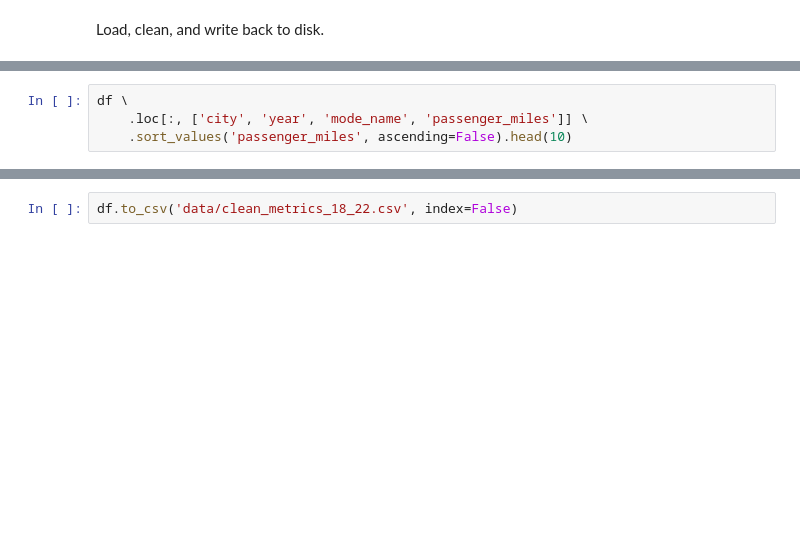
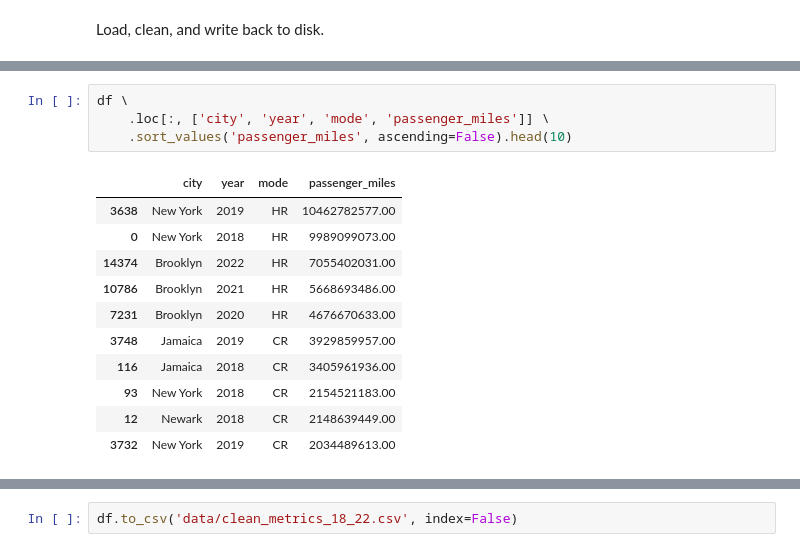
Before and after one commit to jackvandeleuv/95885-project1, a Jupyter notebook: clean.ipynb, the cells around one changed output, grey strips where cells are left out. Cells and saved outputs as stored; diff of their text form; blank space fills up the shorter version.

```diff
--- a/clean.ipynb
+++ b/clean.ipynb
@@ -141,6 +146,18 @@ df = drop_cols('cost_per_passenger_mile', df)
 # %%
 df \
-    .loc[:, ['city', 'year', 'mode_name', 'passenger_miles']] \
+    .loc[:, ['city', 'year', 'mode', 'passenger_miles']] \
     .sort_values('passenger_miles', ascending=False).head(10)
+# %% [output]
+|  | city | year | mode | passenger_miles |
+| 3638 | New York | 2019 | HR | 10462782577.00 |
+| 0 | New York | 2018 | HR | 9989099073.00 |
+| 14374 | Brooklyn | 2022 | HR | 7055402031.00 |
+| 10786 | Brooklyn | 2021 | HR | 5668693486.00 |
+| 7231 | Brooklyn | 2020 | HR | 4676670633.00 |
+| 3748 | Jamaica | 2019 | CR | 3929859957.00 |
+| 116 | Jamaica | 2018 | CR | 3405961936.00 |
+| 93 | New York | 2018 | CR | 2154521183.00 |
+| 12 | Newark | 2018 | CR | 2148639449.00 |
+| 3732 | New York | 2019 | CR | 2034489613.00 |
 # %%
 df \
```
Also changed, not shown: parts of 8 cells of this notebook, 2 other files.
